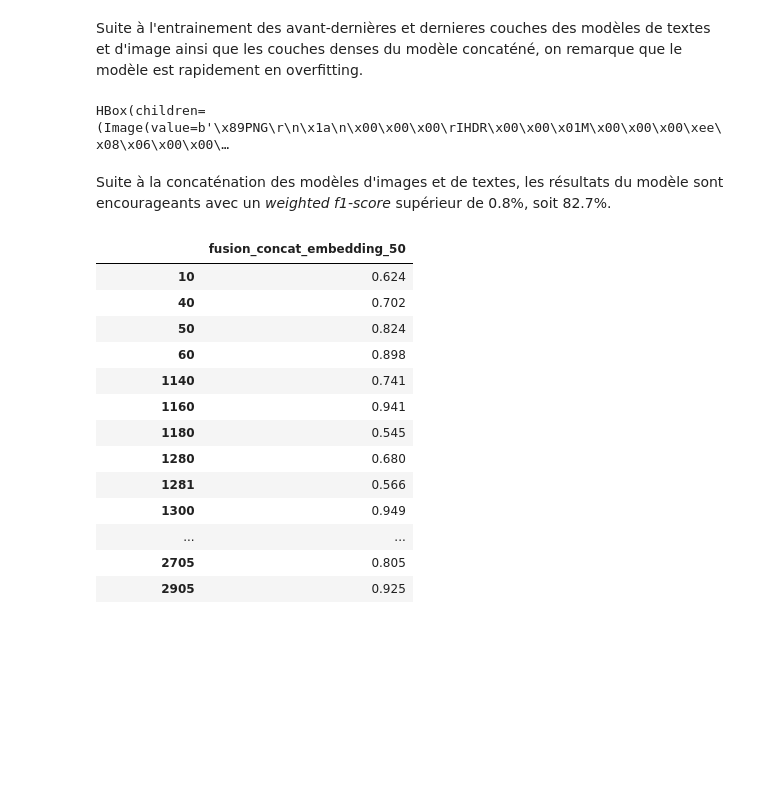
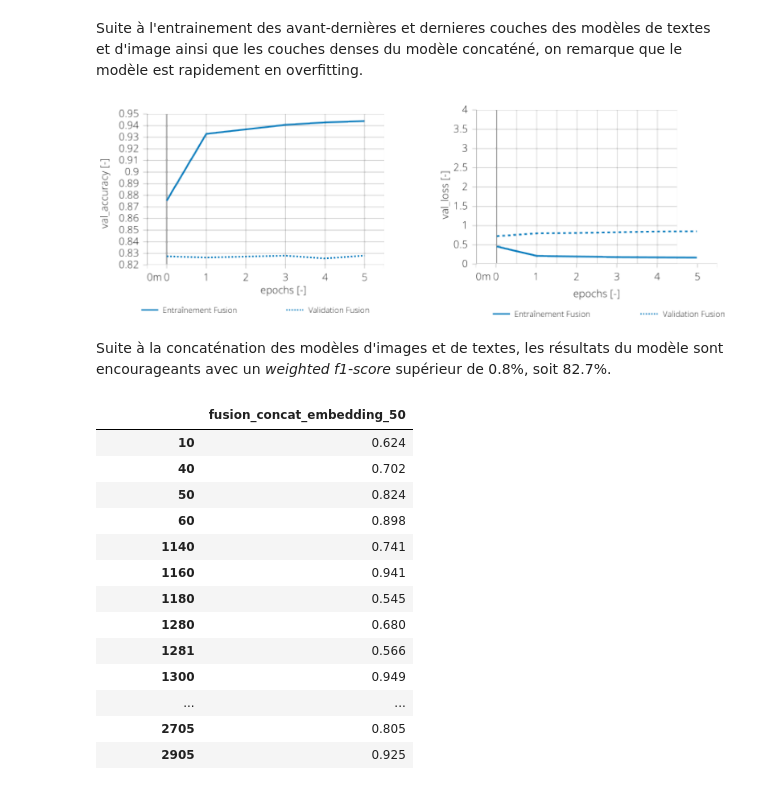
Before and after one commit to data-modelisation/rakuten, a Jupyter notebook: notebooks/final_report.ipynb, the cells around one changed output. Cells and saved outputs as stored; diff of their text form; code cells hidden in the pictures; blank space fills up the shorter version.

```diff
--- a/notebooks/final_report.ipynb
+++ b/notebooks/final_report.ipynb
@@ -739,9 +751,9 @@ Non-trainable params: 15,001,158
 # %% [markdown]
 Suite à l'entrainement des avant-dernières et dernieres couches des modèles de textes et d'image ainsi que les couches denses du modèle concaténé, on remarque que le modèle est rapidement en overfitting.
 # %%
-display(HBox([widgets.Image(value=open('images/fusions/epoch_accuracy.png', 'rb').read()), widgets.Image(value=open('images/fusions/epoch_loss.png', 'rb').read())]))
+showImagesHorizontally(['images/fusions/epoch_accuracy.png', 'images/fusions/epoch_loss.png'])
 # %% [output]
-HBox(children=(Image(value=b'\x89PNG\r\n\x1a\n\x00\x00\x00\rIHDR\x00\x00\x01M\x00\x00\x00\xee\x08\x06\x00\x00\…
+[figure, added]
 # %% [markdown]
 Suite à la concaténation des modèles d'images et de textes, les résultats du modèle sont encourageants avec un *weighted f1-score* supérieur de 0.8%, soit 82.7%.
 # %%
```
Also changed, not shown: parts of 2 cells of this notebook.
